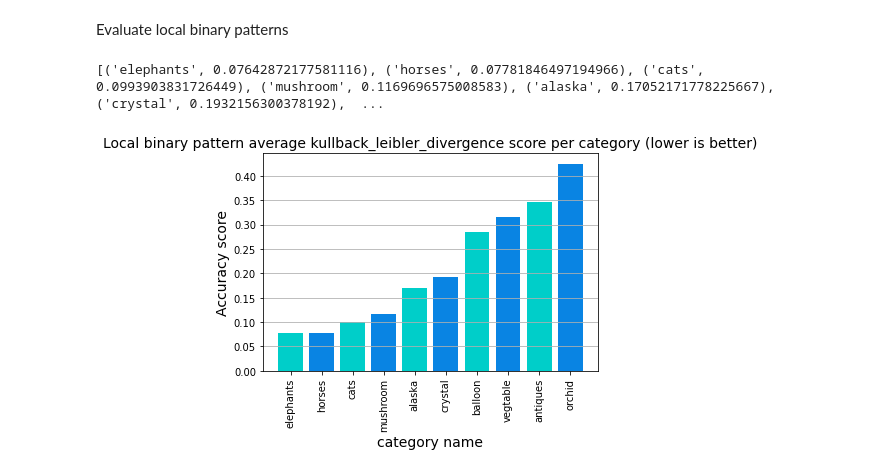
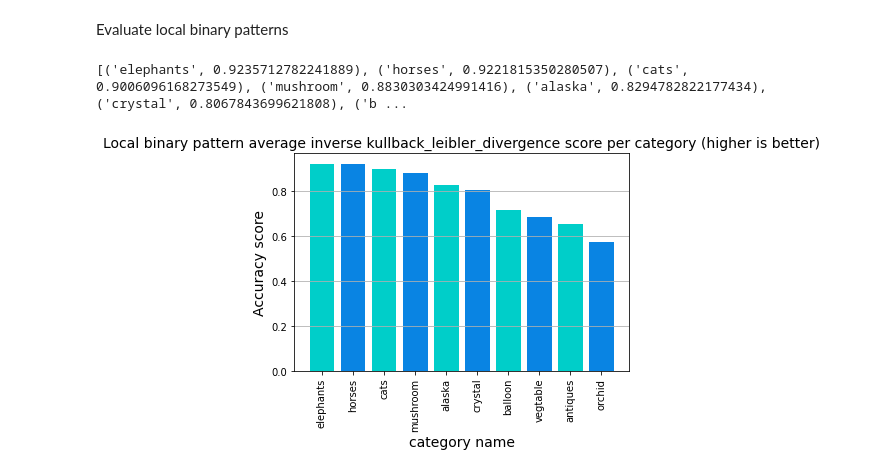
Before and after one commit to Bassadin/ML-for-CV-INM1, a Jupyter notebook: Tasks/Practical_04/Praktikum04_Bildsuche_mit_Merkmalen.ipynb, the cells around one changed output. Drawn from its saved outputs; the diff is of its cells as text; code cells hidden in the pictures.

Commit message:
invert the kullback leibler divergence score to be used in a final combined calculation

```diff
--- a/Tasks/Practical_04/Praktikum04_Bildsuche_mit_Merkmalen.ipynb
+++ b/Tasks/Practical_04/Praktikum04_Bildsuche_mit_Merkmalen.ipynb
@@ -330,38 +333,46 @@ for _, categoryDirectories, _ in os.walk(rootFolder):
         )
 
         fileCount = 0
-        kullbackLeiblerDivergenceScoreSum = 0
+        inverseKullbackLeiblerDivergenceScoreSum = 0
 
-        LBPHistogramForFirstFileInFolder = getLocalBinaryPatternHistogramForImagePath(firstFilePathInFolder)
+        LBPHistogramForFirstFileInFolder = getLocalBinaryPatternHistogramForImagePath(
+            firstFilePathInFolder
+        )
 
         for _, _, imageFiles in os.walk(eachSubdirectoryPath):
             for imageFile in imageFiles:
                 fileCount += 1
-                kullbackLeiblerDivergenceScoreSum += kullback_leibler_divergence(
+                # Use an inverse of the kullback leibler divergence where 0 means not similar and 1 means completely similar
+                # For easier calculation with the histogram score later
+                inverseKullbackLeiblerDivergenceScoreSum += 1 - kullback_leibler_divergence(
                     LBPHistogramForFirstFileInFolder,
-                    getLocalBinaryPatternHistogramForImagePath(eachSubdirectoryPath + "/" + imageFile),
+                    getLocalBinaryPatternHistogramForImagePath(
+                        eachSubdirectoryPath + "/" + imageFile
+                    ),
                 )
 
-        recognitionDictionaryLBP[directoryName] = kullbackLeiblerDivergenceScoreSum / fileCount
+        recognitionDictionaryLBP[directoryName] = (
+            inverseKullbackLeiblerDivergenceScoreSum / fileCount
+        )
 
 recognitionDictionaryLBP = sorted(
-    recognitionDictionaryLBP.items(), key=operator.itemgetter(1), reverse=False
+    recognitionDictionaryLBP.items(), key=operator.itemgetter(1), reverse=True
 )
 
 print(recognitionDictionaryLBP)
 # %% [output]
-[('elephants', 0.07642872177581116), ('horses', 0.07781846497194966), ('cats', 0.0993903831726449), ('mushroom', 0.1169696575008583), ('alaska', 0.17052171778225667), ('crystal', 0.1932156300378192),  ...
+[('elephants', 0.9235712782241889), ('horses', 0.9221815350280507), ('cats', 0.9006096168273549), ('mushroom', 0.8830303424991416), ('alaska', 0.8294782822177434), ('crystal', 0.8067843699621808), ('b ...
 # %%
 subDirNames = [i[0] for i in recognitionDictionaryLBP]
 histogramAccuracyValues = [i[1] for i in recognitionDictionaryLBP]
 
 New_Colors = ["#00cec9", "#0984e3"]
 plt.bar(subDirNames, histogramAccuracyValues, color=New_Colors)
-plt.title("Local binary pattern average kullback_leibler_divergence score per category (lower is better)", fontsize=14)
+plt.title("Local binary pattern average inverse kullback_leibler_divergence score per category (higher is better)", fontsize=14)
 plt.xlabel("category name", fontsize=14)
 plt.ylabel("Accuracy score", fontsize=14)
 plt.xticks(rotation="vertical")
 plt.gca().yaxis.grid(True)
 plt.show()
 # %% [output]
-[figure, old version]
+[figure, new version]
```
Also changed, not shown: parts of 1 cell of this notebook.
